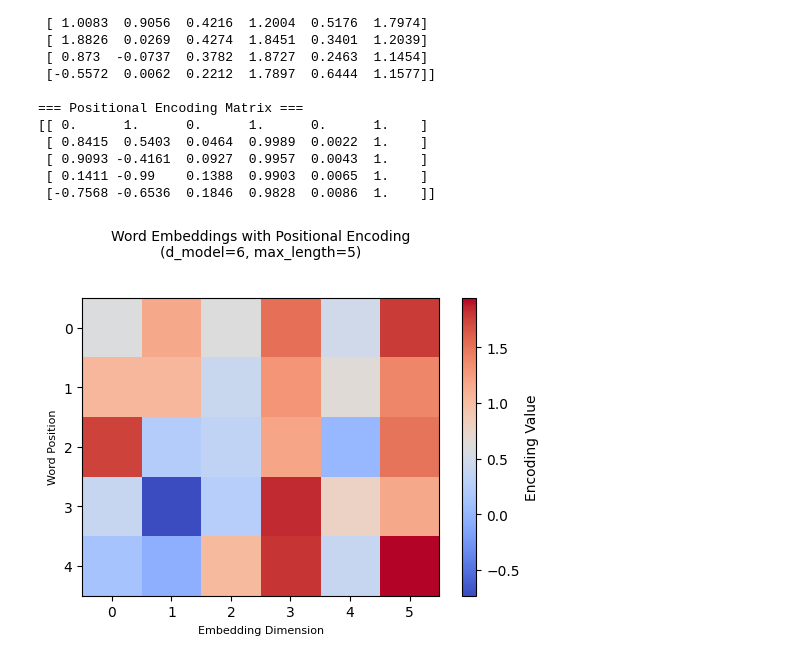
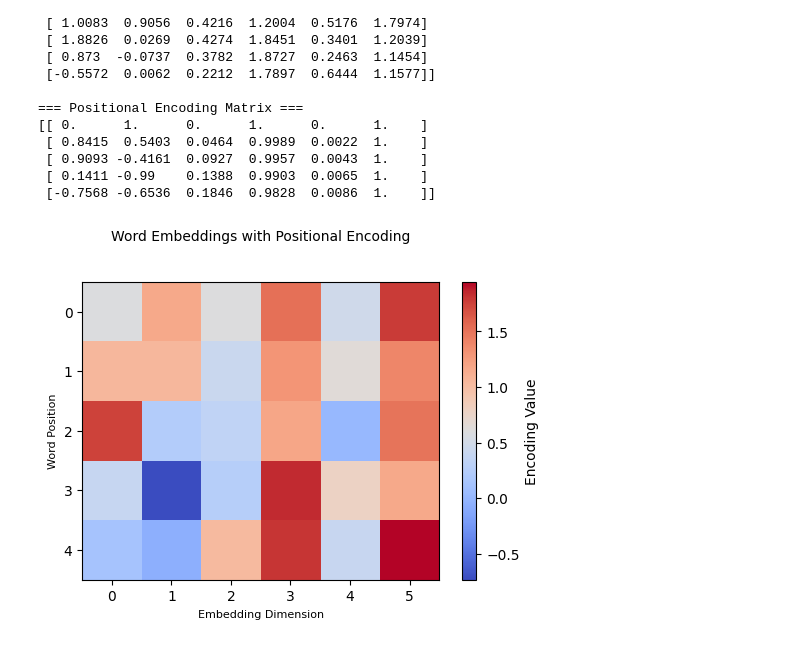
Before and after one commit to Vinay87950/DeepSeek-from-Scratch, a Jupyter notebook: self_attention.ipynb, the cells around one changed output. Drawn from its saved outputs; the diff is of its cells as text; code cells hidden in the pictures.

```diff
--- a/self_attention.ipynb
+++ b/self_attention.ipynb
@@ -144,27 +144,27 @@ print(pe_encoder.positional_encoding())
 # %%
 import matplotlib.pyplot as plt
 
 # Visualize embeddings with positional encoding
 cax = plt.matshow(sentence_with_pe, cmap='coolwarm')
 
 # Title and labels
-plt.title(f'Word Embeddings with Positional Encoding\n(d_model={embedding_dim}, max_length={max_length})',
+plt.title(f'Word Embeddings with Positional Encoding',
           fontsize=10, pad=30)
 plt.ylabel('Word Position', fontsize=8)
 plt.xlabel('Embedding Dimension', fontsize=8)
 
 # Move x-axis to bottom
 plt.gca().xaxis.set_ticks_position('bottom')
 
 # Add colorbar
 plt.colorbar(cax, shrink=0.8, aspect=20, label='Encoding Value')
 
 # Improve layout
 # plt.tight_layout()
 
 # Show plot
 plt.show()
 
 # hard to visulaise pattern, due to small embedding_dim and the length..but it works this way
 # %% [output]
-[figure, old version]
+[figure, new version]
```
Also changed, not shown: parts of 1 cell of this notebook.
